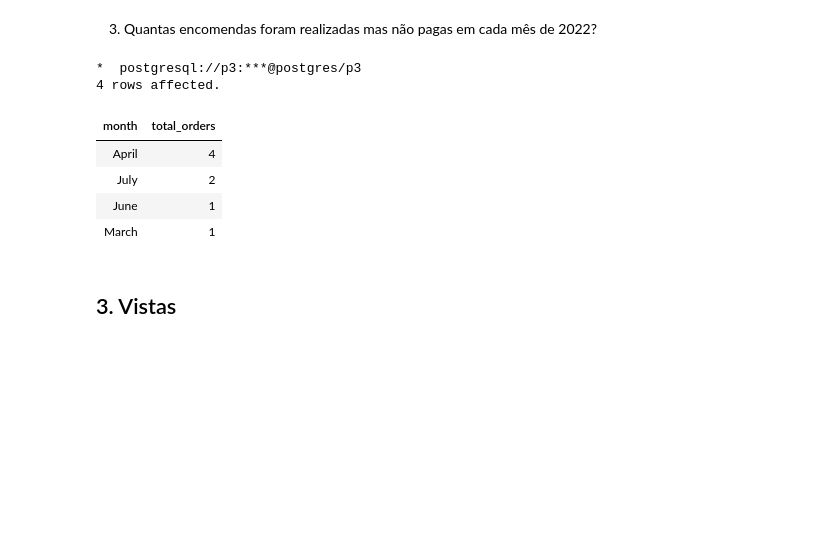
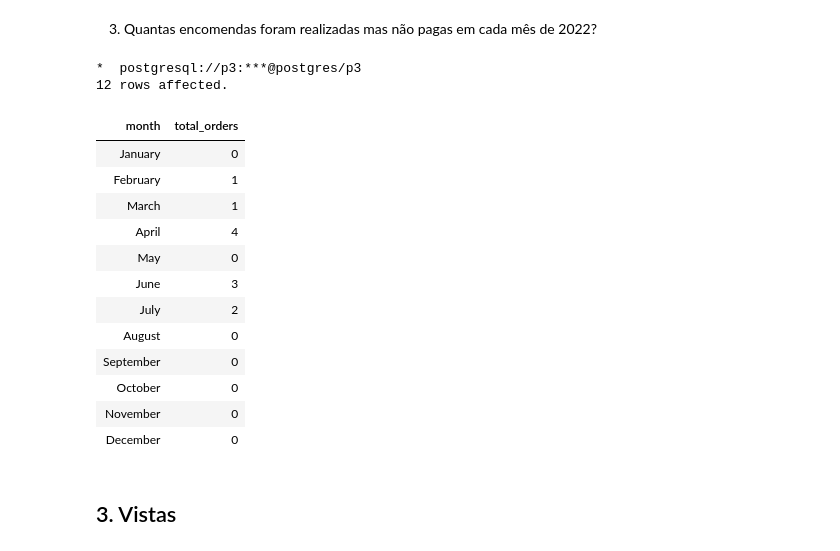
Before and after one commit to joaodrmacas/Postgres-DB, a Jupyter notebook: Entrega3.ipynb, the cells around one changed output. Saved outputs shown, nothing was run; the diff lists cells and outputs as text; code cells hidden in the pictures; blank space fills up the shorter version.

```diff
--- a/Entrega3.ipynb
+++ b/Entrega3.ipynb
@@ -470,19 +476,35 @@ WHERE NOT EXISTS(
 3. Quantas encomendas foram realizadas mas não pagas em cada mês de 2022?
 # %%
 %%sql
-SELECT TO_CHAR(date,'Month') as month, COUNT(*) AS total_orders
-FROM orders
-    LEFT JOIN pay p USING (order_no)
-WHERE EXTRACT(YEAR FROM date) = 2022 and p.cust_no IS NULL
-GROUP BY TO_CHAR(date,'Month')
+SELECT TO_CHAR(dates.month, 'Month') AS month, COUNT(orders.order_no) AS total_orders
+FROM (
+  SELECT generate_series(
+    '2022-01-01'::date,
+    '2022-12-31'::date,
+    '1 month'::interval
+  ) AS month
+) AS dates
+LEFT JOIN orders ON TO_CHAR(orders.date, 'YYYY-MM') = TO_CHAR(dates.month, 'YYYY-MM')
+LEFT JOIN pay p USING (order_no)
+WHERE EXTRACT(YEAR FROM dates.month) = 2022 AND (p.cust_no IS NULL OR p.cust_no IS NOT NULL)
+GROUP BY TO_CHAR(dates.month, 'Month')
+ORDER BY MIN(dates.month);
 # %% [output]
 *  postgresql://p3:***@postgres/p3
-4 rows affected.
+12 rows affected.
 | month | total_orders |
+| January | 0 |
+| February | 1 |
+| March | 1 |
 | April | 4 |
+| May | 0 |
+| June | 3 |
 | July | 2 |
-| June | 1 |
-| March | 1 |
+| August | 0 |
+| September | 0 |
+| October | 0 |
+| November | 0 |
+| December | 0 |
 # %% [markdown]
 ## 3. Vistas
 # %% [markdown]
```
Also changed, not shown: parts of 3 cells of this notebook.
